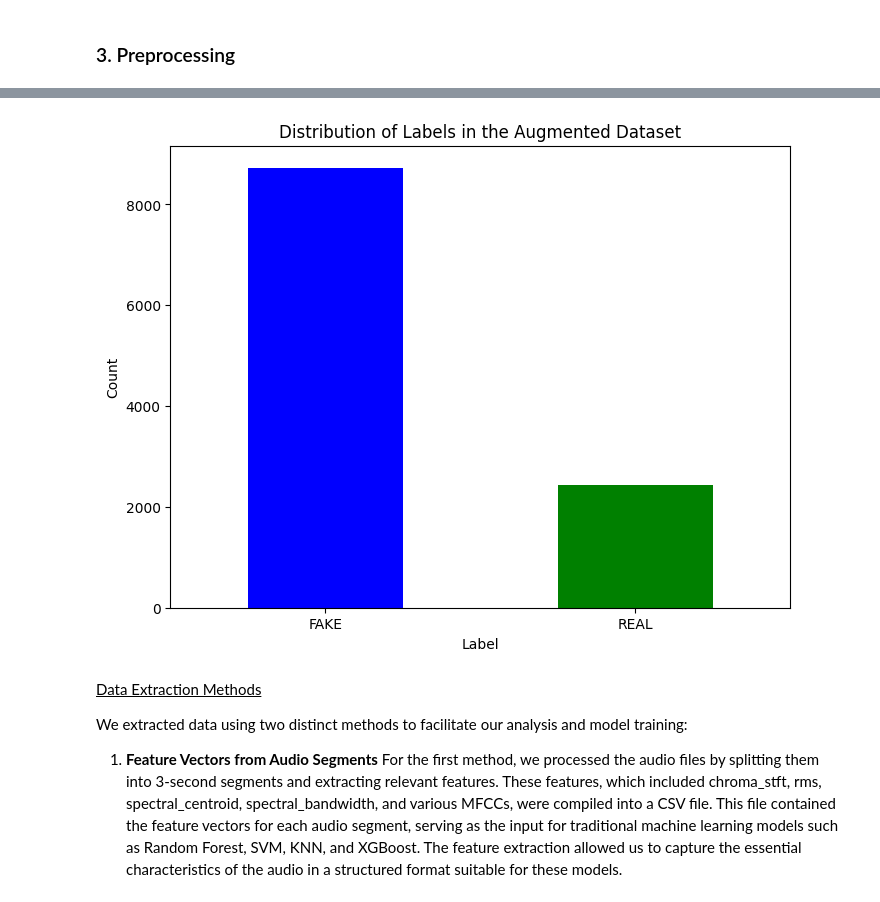
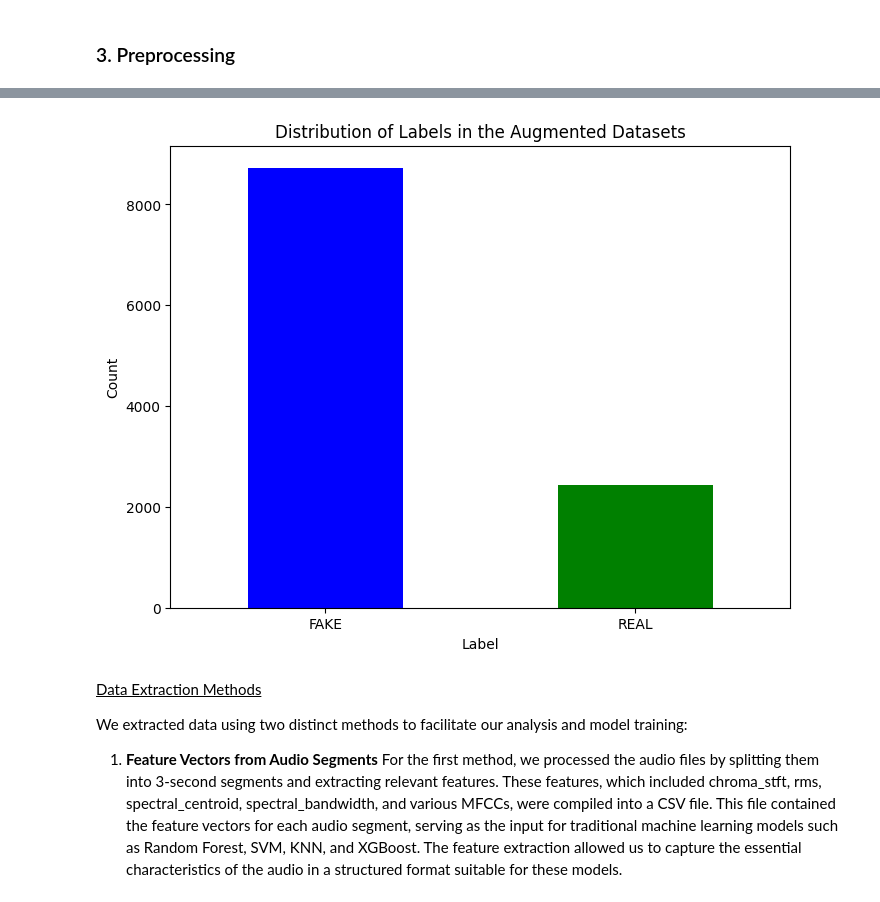
Before and after one commit to annkou/DeepFake-Voice-Recognition, a Jupyter notebook: Introduction.ipynb, the cells around one changed output, grey strips where cells are left out. Cells and saved outputs as stored; diff of their text form; code cells hidden in the pictures.

```diff
--- a/Introduction.ipynb
+++ b/Introduction.ipynb
@@ -130,18 +171,18 @@ To further bolster the dataset and improve model generalization, we applied data
 # %%
-aug_dataset = pd.read_csv('classic_dataset_augmented.csv')
+aug_dataset = pd.read_csv("classic_dataset_augmented.csv")
 
 
-label_counts=aug_dataset['LABEL'].value_counts()
+label_counts = aug_dataset["LABEL"].value_counts()
 
 plt.figure(figsize=(8, 6))
-label_counts.plot(kind='bar', color=['blue', 'green'])
-plt.title('Distribution of Labels in the Augmented Dataset')
-plt.xlabel('Label')
-plt.ylabel('Count')
+label_counts.plot(kind="bar", color=["blue", "green"])
+plt.title("Distribution of Labels in the Augmented Datasets")
+plt.xlabel("Label")
+plt.ylabel("Count")
 plt.xticks(rotation=0)
 plt.show()
 # %% [output]
-[figure, old version]
+[figure, new version]
 # %% [markdown]
 
 <u>Data Extraction Methods</u>
```
Also changed, not shown: parts of 18 cells of this notebook, 4 other files.
